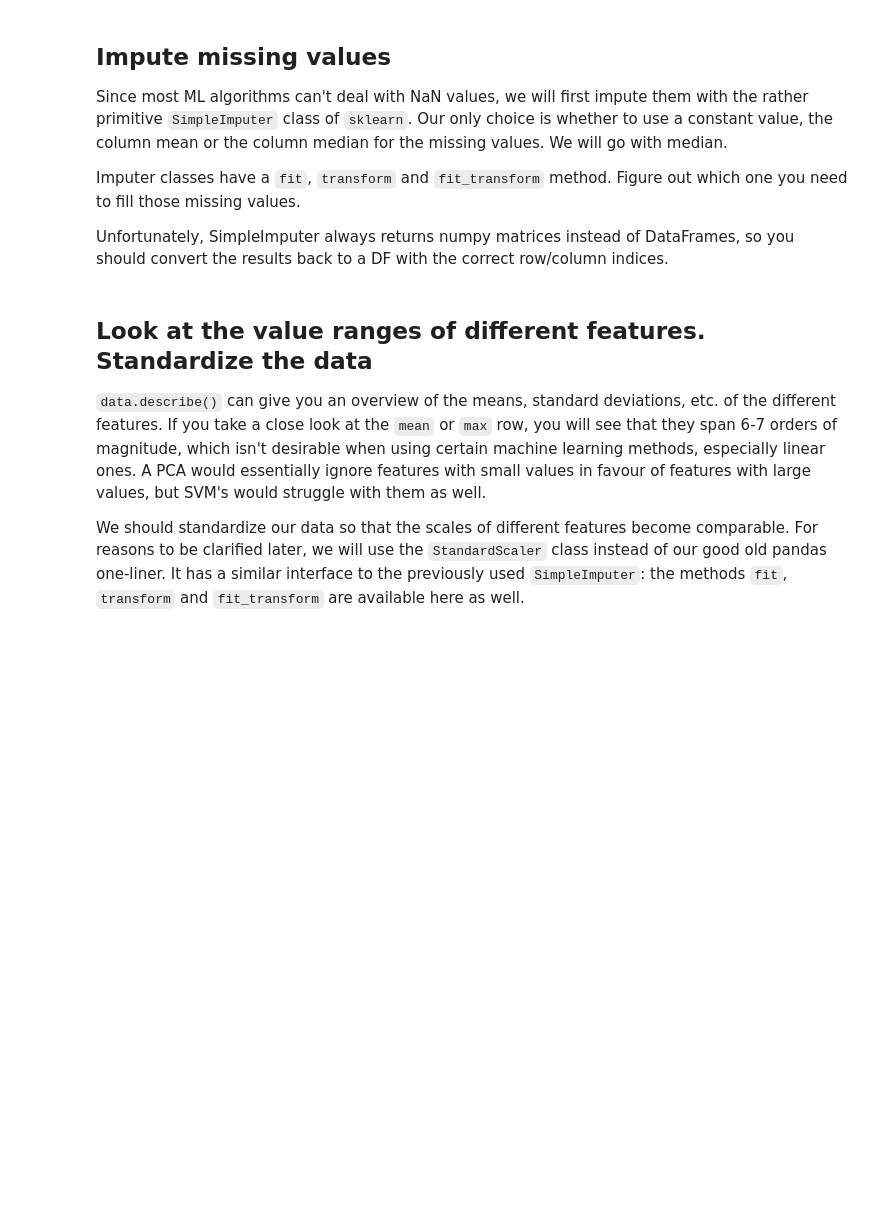
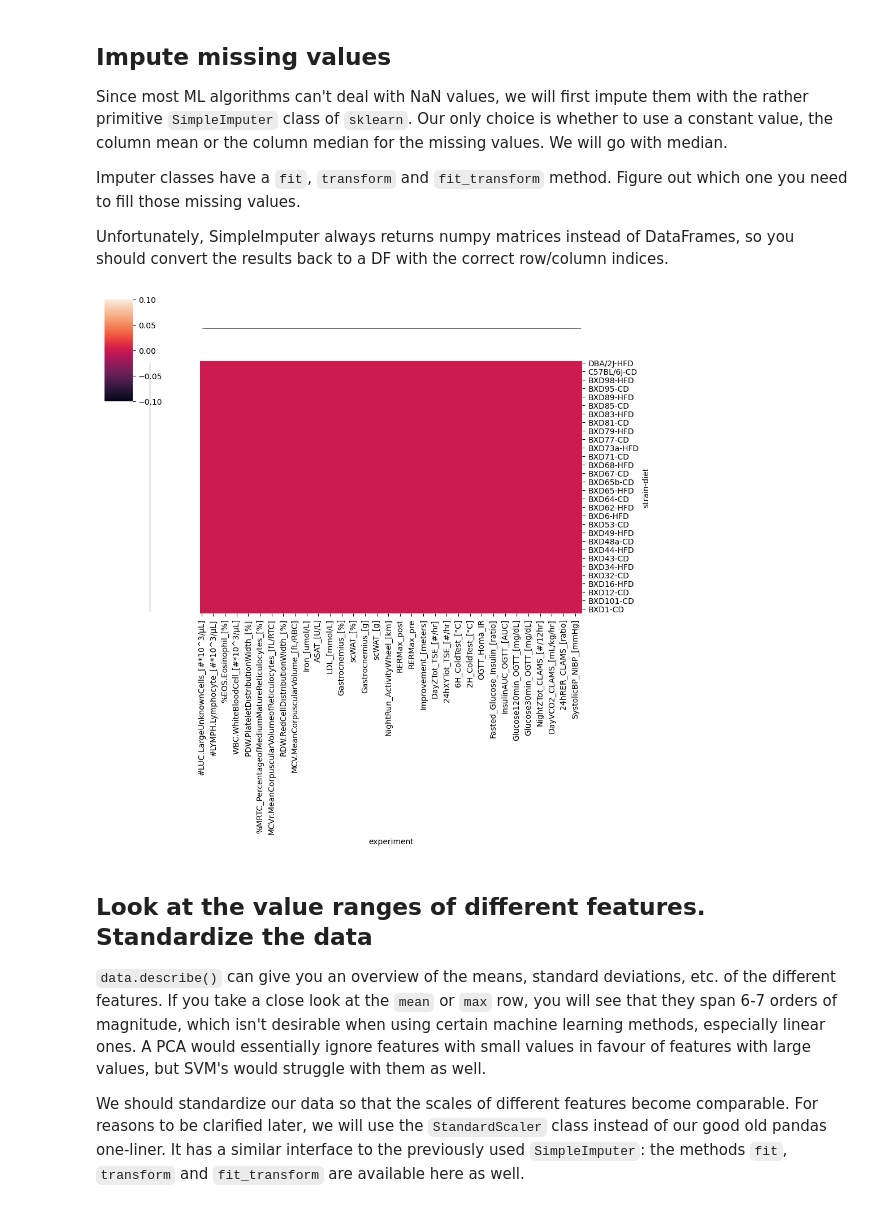
Before and after one commit to PeterBrederlow/PracticalIntegrativeBioinformatics, a Jupyter notebook: Day8_2-Supervised_ML_SVM-Phenotype.ipynb, the cells around one changed output. Saved outputs shown, nothing was run; the diff lists cells and outputs as text; code cells hidden in the pictures; blank space fills up the shorter version.

```diff
--- a/Day8_2-Supervised_ML_SVM-Phenotype.ipynb
+++ b/Day8_2-Supervised_ML_SVM-Phenotype.ipynb
@@ -87,10 +89,15 @@ Unfortunately, SimpleImputer always returns numpy matrices instead of DataFrames
 # %%
 # imputer = SimpleImputer(...)
 
 # data = pd.DataFrame(..., index=data_raw.index, columns=data_raw.columns)
 
 # YOUR CODE HERE
-raise NotImplementedError()
+imputer = SimpleImputer(strategy='median')
+data_imputed = pd.DataFrame(imputer.fit_transform(data_raw), index=data_raw.index, columns=data_raw.columns)
+sns.clustermap(data_imputed.isna())
+plt.show()
+# %% [output]
+[figure, added]
 # %% [markdown]
 ## Look at the value ranges of different features. Standardize the data
 `data.describe()` can give you an overview of the means, standard deviations, etc. of the different features. If you take a close look at the `mean` or `max` row, you will see that they span 6-7 orders of magnitude, which isn't desirable when using certain machine learning methods, especially linear ones. A PCA would essentially ignore features with small values in favour of features with large values, but SVM's would struggle with them as well.
```
Also changed, not shown: parts of 38 cells of this notebook.
